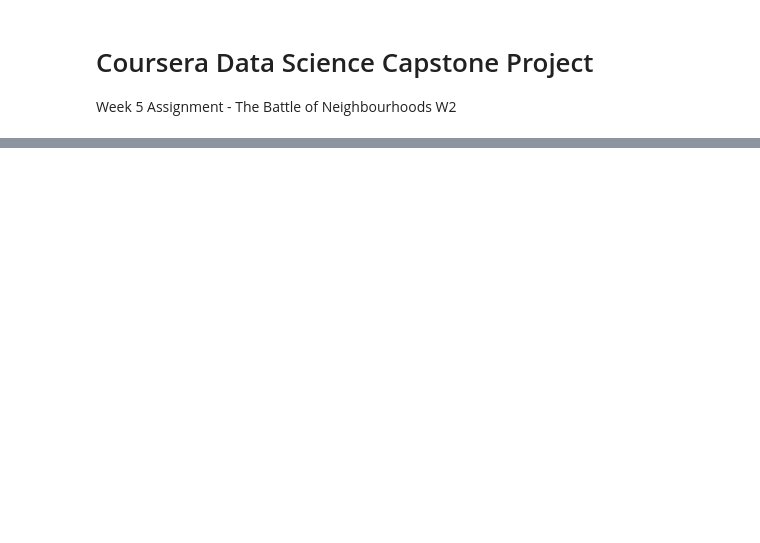
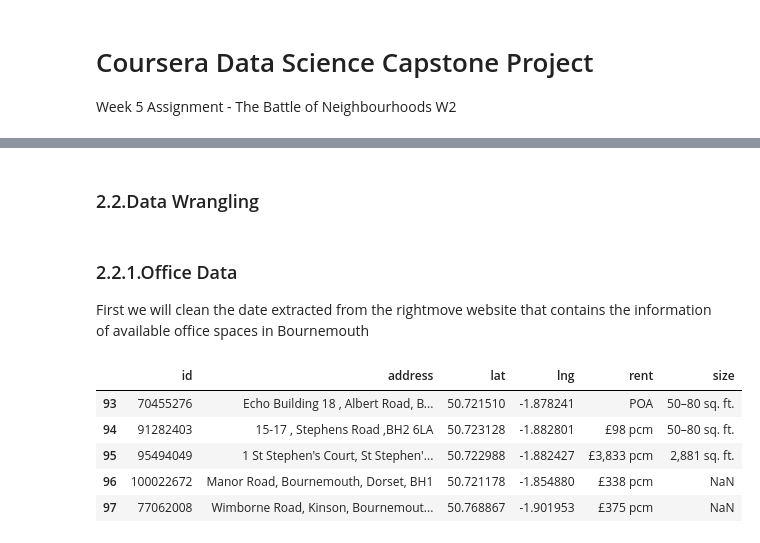
Before and after one commit to nardove/capstone-project, a Jupyter notebook: cp-notebook-week5.ipynb, the cells around one changed output, grey strips where cells are left out. Saved outputs shown, nothing was run; the diff lists cells and outputs as text; code cells hidden in the pictures; blank space fills up the shorter version.

Commit message:
First Draft

```diff
--- a/cp-notebook-week5.ipynb
+++ b/cp-notebook-week5.ipynb
@@ -97,0 +53,2 @@ Business Units rows: ['Total businesses', 'Wholesale, retail and repair', 'Const
+# %% [markdown]
+### 2.2.Data Wrangling
@@ -97,0 +58,14 @@ Business Units rows: ['Total businesses', 'Wholesale, retail and repair', 'Const
+# %% [markdown]
+### 2.2.1.Office Data
+
+First we will clean the date extracted from the rightmove website that contains the information of available office spaces in Bournemouth
+# %%
+df_offices = pd.read_csv('potential_offices.csv')
+df_offices.tail(5)
+# %% [output]
+|  | id | address | lat | lng | rent | size |
+| 93 | 70455276 | Echo Building 18 , Albert Road, B... | 50.721510 | -1.878241 | POA | 50–80 sq. ft. |
+| 94 | 91282403 | 15-17 , Stephens Road ,BH2 6LA | 50.723128 | -1.882801 | £98 pcm | 50–80 sq. ft. |
+| 95 | 95494049 | 1 St Stephen's Court, St Stephen'... | 50.722988 | -1.882427 | £3,833 pcm | 2,881 sq. ft. |
+| 96 | 100022672 | Manor Road, Bournemouth, Dorset, BH1 | 50.721178 | -1.854880 | £338 pcm | NaN |
+| 97 | 77062008 | Wimborne Road, Kinson, Bournemout... | 50.768867 | -1.901953 | £375 pcm | NaN |
```
Also changed, not shown: parts of 83 cells of this notebook, 6 other files.
